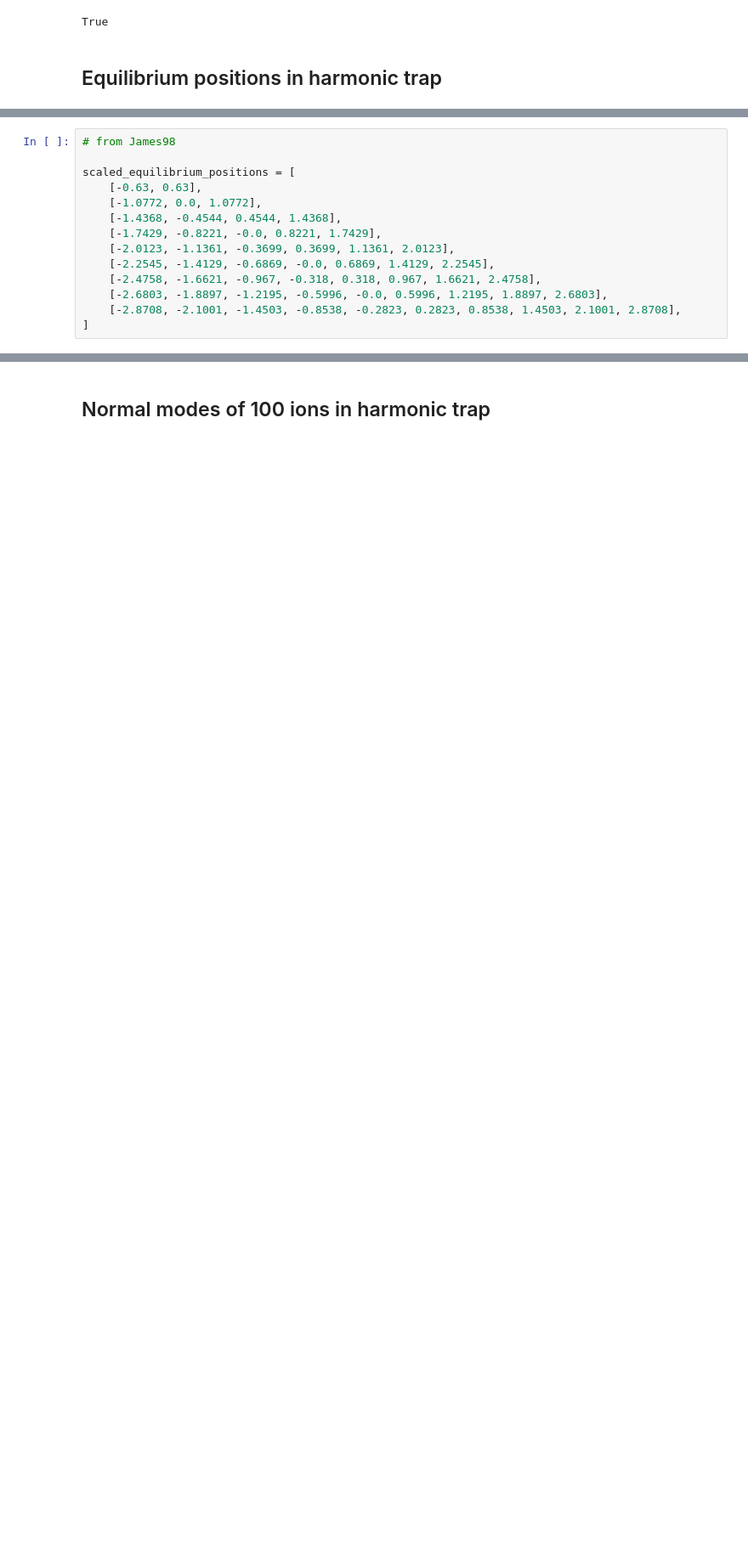
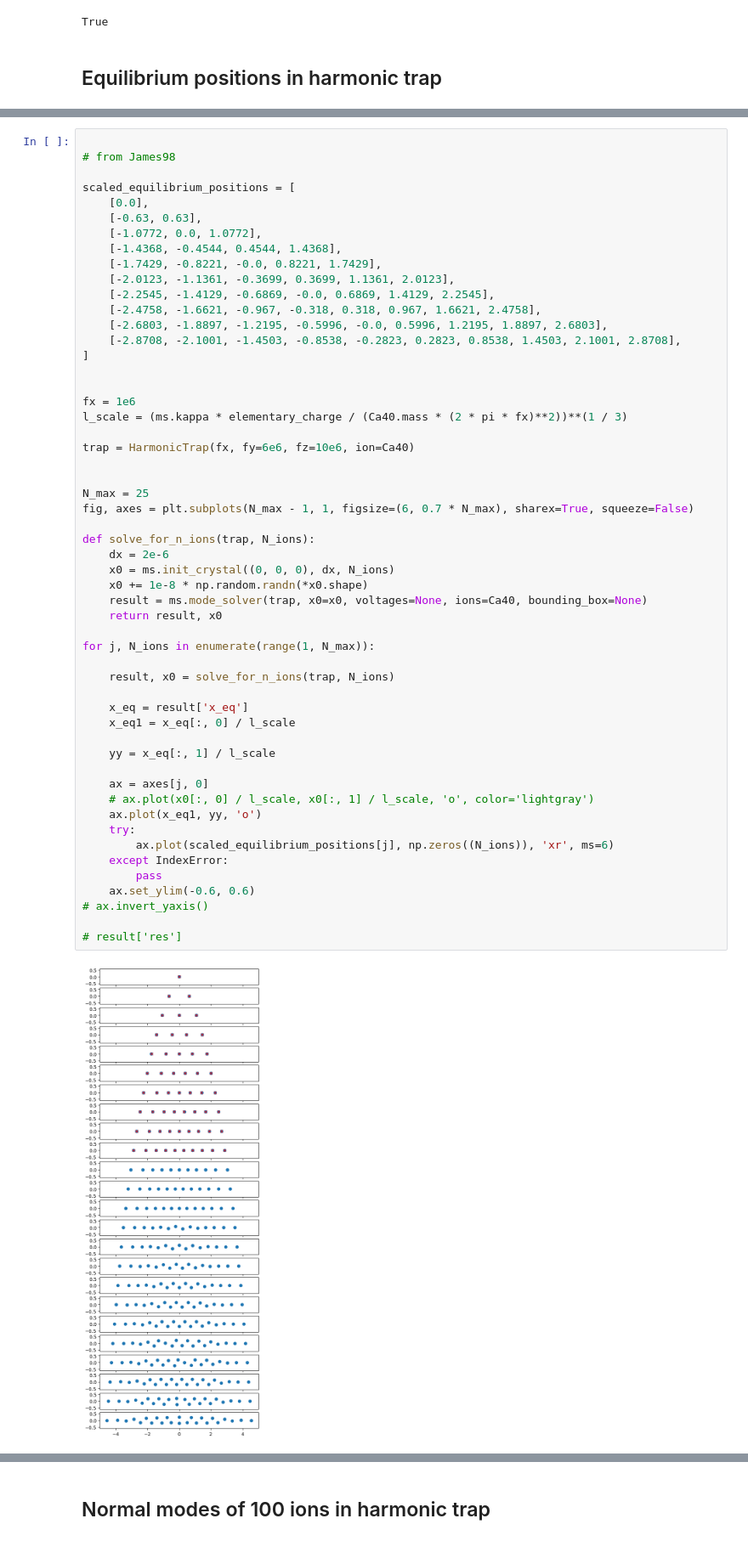
Before and after one commit to tiqi-group/pytrans-examples, a Jupyter notebook: examples/mode_solver.ipynb, the cells around one changed output, grey strips where cells are left out. Shown at 85% size. Saved outputs shown, nothing was run; the diff lists cells and outputs as text; blank space fills up the shorter version.

```diff
--- a/examples/mode_solver.ipynb
+++ b/examples/mode_solver.ipynb
@@ -72,14 +114,56 @@ class Trap:
 # %%
+
 # from James98
 
 scaled_equilibrium_positions = [
+    [0.0],
     [-0.63, 0.63],
     [-1.0772, 0.0, 1.0772],
     [-1.4368, -0.4544, 0.4544, 1.4368],
     [-1.7429, -0.8221, -0.0, 0.8221, 1.7429],
     [-2.0123, -1.1361, -0.3699, 0.3699, 1.1361, 2.0123],
     [-2.2545, -1.4129, -0.6869, -0.0, 0.6869, 1.4129, 2.2545],
     [-2.4758, -1.6621, -0.967, -0.318, 0.318, 0.967, 1.6621, 2.4758],
     [-2.6803, -1.8897, -1.2195, -0.5996, -0.0, 0.5996, 1.2195, 1.8897, 2.6803],
     [-2.8708, -2.1001, -1.4503, -0.8538, -0.2823, 0.2823, 0.8538, 1.4503, 2.1001, 2.8708],
 ]
+
+
+fx = 1e6
+l_scale = (ms.kappa * elementary_charge / (Ca40.mass * (2 * pi * fx)**2))**(1 / 3)
+
+trap = HarmonicTrap(fx, fy=6e6, fz=10e6, ion=Ca40)
+
+
+N_max = 25
+fig, axes = plt.subplots(N_max - 1, 1, figsize=(6, 0.7 * N_max), sharex=True, squeeze=False)
+
+def solve_for_n_ions(trap, N_ions):
+    dx = 2e-6
+    x0 = ms.init_crystal((0, 0, 0), dx, N_ions)
+    x0 += 1e-8 * np.random.randn(*x0.shape)
+    result = ms.mode_solver(trap, x0=x0, voltages=None, ions=Ca40, bounding_box=None)
+    return result, x0
+
+for j, N_ions in enumerate(range(1, N_max)):
+
+    result, x0 = solve_for_n_ions(trap, N_ions)
+
+    x_eq = result['x_eq']
+    x_eq1 = x_eq[:, 0] / l_scale
+
+    yy = x_eq[:, 1] / l_scale
+
+    ax = axes[j, 0]
+    # ax.plot(x0[:, 0] / l_scale, x0[:, 1] / l_scale, 'o', color='lightgray')
+    ax.plot(x_eq1, yy, 'o')
+    try:
+        ax.plot(scaled_equilibrium_positions[j], np.zeros((N_ions)), 'xr', ms=6)
+    except IndexError:
+        pass
+    ax.set_ylim(-0.6, 0.6)
+# ax.invert_yaxis()
+
+# result['res']
+# %% [output]
+[figure, added]
```
Also changed, not shown: parts of 13 cells of this notebook.
